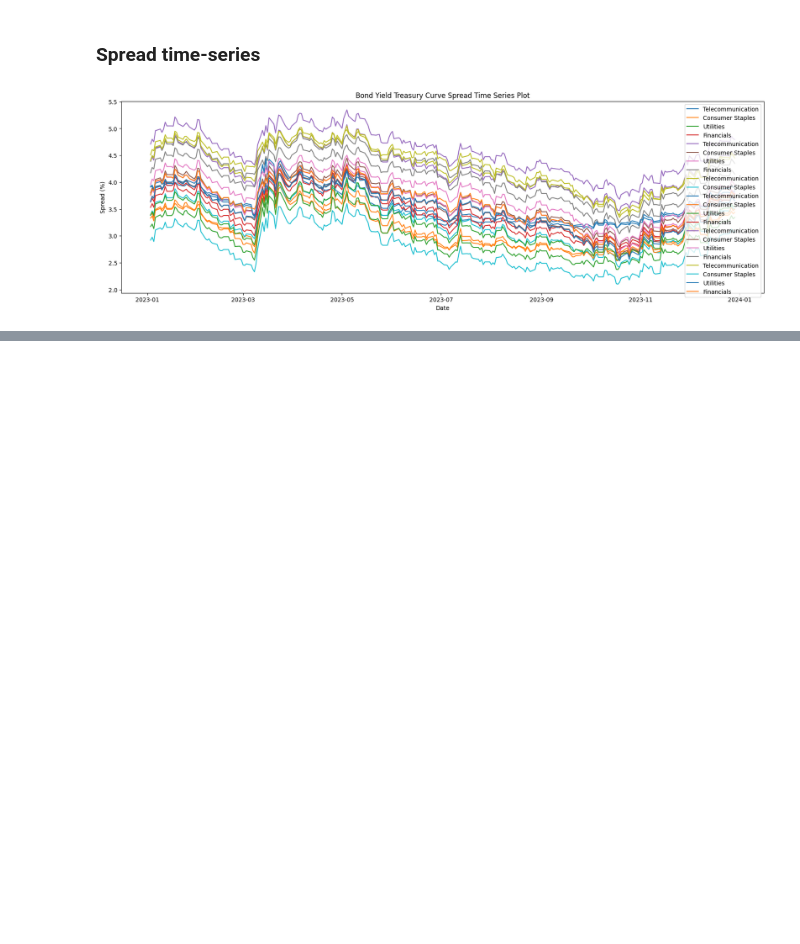
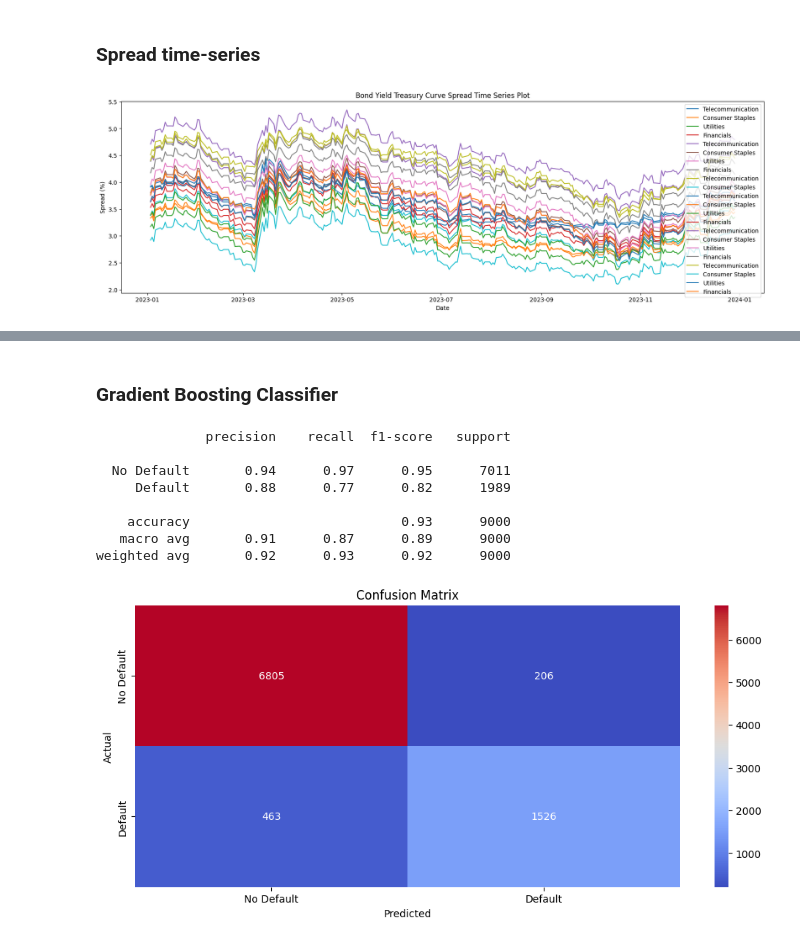
Before and after one commit to apopat9/Code-Assessment, a Jupyter notebook: Coding-Assess-main/oaktree_assesment.ipynb, the cells around one changed output, grey strips where cells are left out. Saved outputs shown, nothing was run; the diff lists cells and outputs as text; code cells hidden in the pictures; blank space fills up the shorter version.

```diff
--- a/Coding-Assess-main/oaktree_assesment.ipynb
+++ b/Coding-Assess-main/oaktree_assesment.ipynb
@@ -189,0 +292,14 @@ create_time_series_plot(bond_t_curve_spread_df, bond_yields, "Bond Yield Treasur
+# %% [markdown]
+### Gradient Boosting Classifier
+# %%
+model_run(loan_data, GradientBoostingClassifier(n_estimators=100, random_state=99))
+# %% [output]
+              precision    recall  f1-score   support
+
+  No Default       0.94      0.97      0.95      7011
+     Default       0.88      0.77      0.82      1989
+
+    accuracy                           0.93      9000
+   macro avg       0.91      0.87      0.89      9000
+weighted avg       0.92      0.93      0.92      9000
+[figure, added]
```
Also changed, not shown: parts of 18 cells of this notebook.
